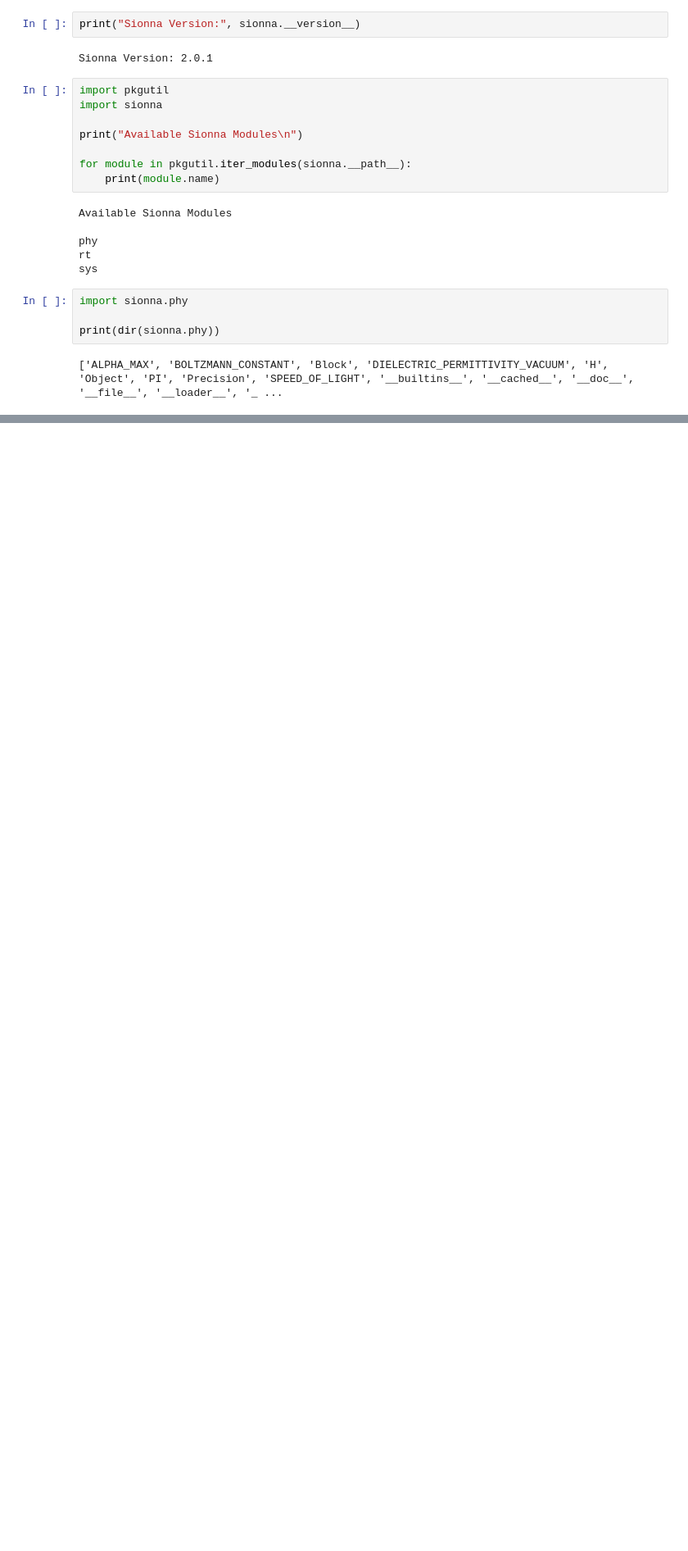
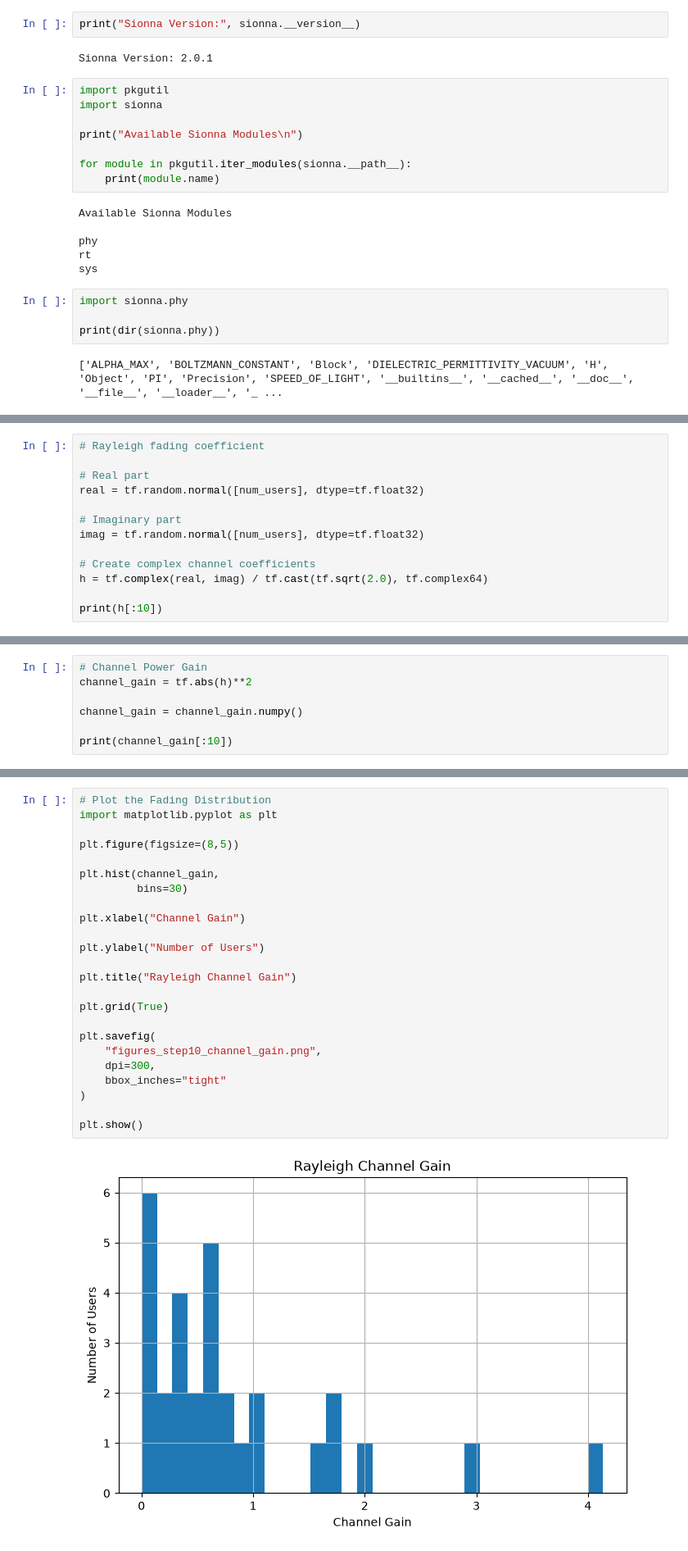
Before and after one commit to Chathuranga630/sionna, a Jupyter notebook: Sionna.ipynb, the cells around one changed output, grey strips where cells are left out. Shown at 82% size. Cells and saved outputs as stored; diff of their text form; blank space fills up the shorter version.

```diff
--- a/Sionna.ipynb
+++ b/Sionna.ipynb
@@ -181,0 +288,13 @@ print(dir(sionna.phy))
+# %%
+# Rayleigh fading coefficient
+
+# Real part
+real = tf.random.normal([num_users], dtype=tf.float32)
+
+# Imaginary part
+imag = tf.random.normal([num_users], dtype=tf.float32)
+
+# Create complex channel coefficients
+h = tf.complex(real, imag) / tf.cast(tf.sqrt(2.0), tf.complex64)
+
+print(h[:10])
@@ -181,0 +307,7 @@ print(dir(sionna.phy))
+# %%
+# Channel Power Gain
+channel_gain = tf.abs(h)**2
+
+channel_gain = channel_gain.numpy()
+
+print(channel_gain[:10])
@@ -181,0 +317,26 @@ print(dir(sionna.phy))
+# %%
+# Plot the Fading Distribution
+import matplotlib.pyplot as plt
+
+plt.figure(figsize=(8,5))
+
+plt.hist(channel_gain,
+         bins=30)
+
+plt.xlabel("Channel Gain")
+
+plt.ylabel("Number of Users")
+
+plt.title("Rayleigh Channel Gain")
+
+plt.grid(True)
+
+plt.savefig(
+    "figures_step10_channel_gain.png",
+    dpi=300,
+    bbox_inches="tight"
+)
+
+plt.show()
+# %% [output]
+[figure, added]
```
Also changed, not shown: parts of 19 cells of this notebook.
